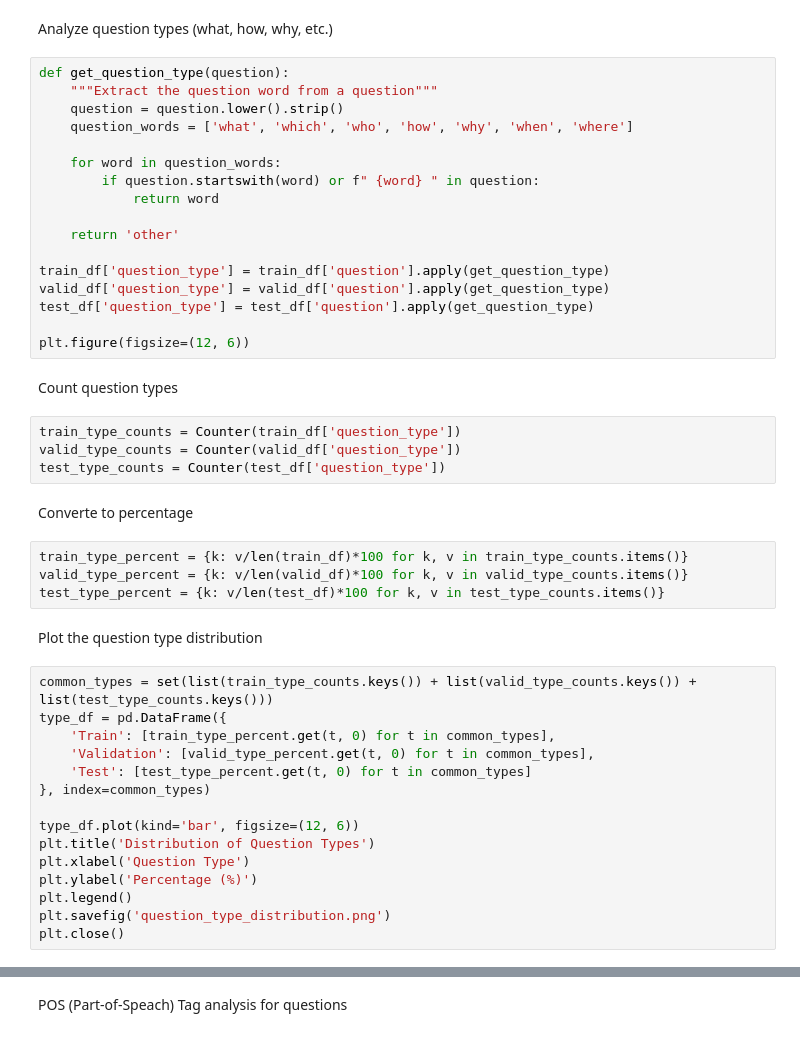
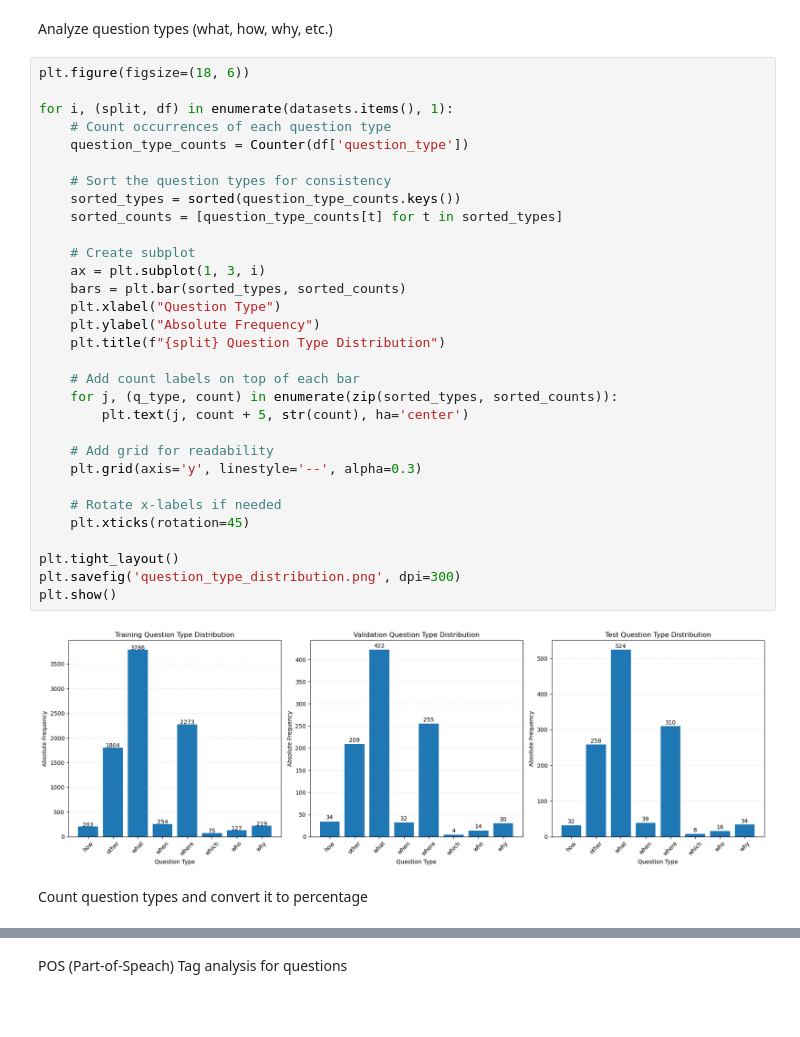
Before and after one commit to NevinJulian/HSLU.NLP, a Jupyter notebook: course_project/project_1.ipynb, the cells around one changed output, grey strips where cells are left out. Drawn from its saved outputs; the diff is of its cells as text; blank space fills up the shorter version.

```diff
--- a/course_project/project_1.ipynb
+++ b/course_project/project_1.ipynb
@@ -275,48 +283,37 @@ create_wordcloud(train_df['question'].tolist(), 'Word Cloud - Training Questions
 # %% [markdown]
 Analyze question types (what, how, why, etc.)
-# %%
-def get_question_type(question):
-    """Extract the question word from a question"""
-    question = question.lower().strip()
-    question_words = ['what', 'which', 'who', 'how', 'why', 'when', 'where']
-
-    for word in question_words:
-        if question.startswith(word) or f" {word} " in question:
-            return word
-
-    return 'other'
-
-train_df['question_type'] = train_df['question'].apply(get_question_type)
-valid_df['question_type'] = valid_df['question'].apply(get_question_type)
-test_df['question_type'] = test_df['question'].apply(get_question_type)
-
-plt.figure(figsize=(12, 6))
+# %%
+plt.figure(figsize=(18, 6))
+
+for i, (split, df) in enumerate(datasets.items(), 1):
+    # Count occurrences of each question type
+    question_type_counts = Counter(df['question_type'])
+
+    # Sort the question types for consistency
+    sorted_types = sorted(question_type_counts.keys())
+    sorted_counts = [question_type_counts[t] for t in sorted_types]
+
+    # Create subplot
+    ax = plt.subplot(1, 3, i)
+    bars = plt.bar(sorted_types, sorted_counts)
+    plt.xlabel("Question Type")
+    plt.ylabel("Absolute Frequency")
+    plt.title(f"{split} Question Type Distribution")
+
+    # Add count labels on top of each bar
+    for j, (q_type, count) in enumerate(zip(sorted_types, sorted_counts)):
+        plt.text(j, count + 5, str(count), ha='center')
+
+    # Add grid for readability
+    plt.grid(axis='y', linestyle='--', alpha=0.3)
+
+    # Rotate x-labels if needed
+    plt.xticks(rotation=45)
+
+plt.tight_layout()
+plt.savefig('question_type_distribution.png', dpi=300)
+plt.show()
+# %% [output]
+[figure, added]
 # %% [markdown]
-Count question types
+Count question types and convert it to percentage
-# %%
-train_type_counts = Counter(train_df['question_type'])
-valid_type_counts = Counter(valid_df['question_type'])
-test_type_counts = Counter(test_df['question_type'])
-# %% [markdown]
-Converte to percentage
-# %%
-train_type_percent = {k: v/len(train_df)*100 for k, v in train_type_counts.items()}
-valid_type_percent = {k: v/len(valid_df)*100 for k, v in valid_type_counts.items()}
-test_type_percent = {k: v/len(test_df)*100 for k, v in test_type_counts.items()}
-# %% [markdown]
-Plot the question type distribution
-# %%
-common_types = set(list(train_type_counts.keys()) + list(valid_type_counts.keys()) + list(test_type_counts.keys()))
-type_df = pd.DataFrame({
-    'Train': [train_type_percent.get(t, 0) for t in common_types],
-    'Validation': [valid_type_percent.get(t, 0) for t in common_types],
-    'Test': [test_type_percent.get(t, 0) for t in common_types]
-}, index=common_types)
-
-type_df.plot(kind='bar', figsize=(12, 6))
-plt.title('Distribution of Question Types')
-plt.xlabel('Question Type')
-plt.ylabel('Percentage (%)')
-plt.legend()
-plt.savefig('question_type_distribution.png')
-plt.close()
```
Also changed, not shown: parts of 23 cells of this notebook, 9 other files.
